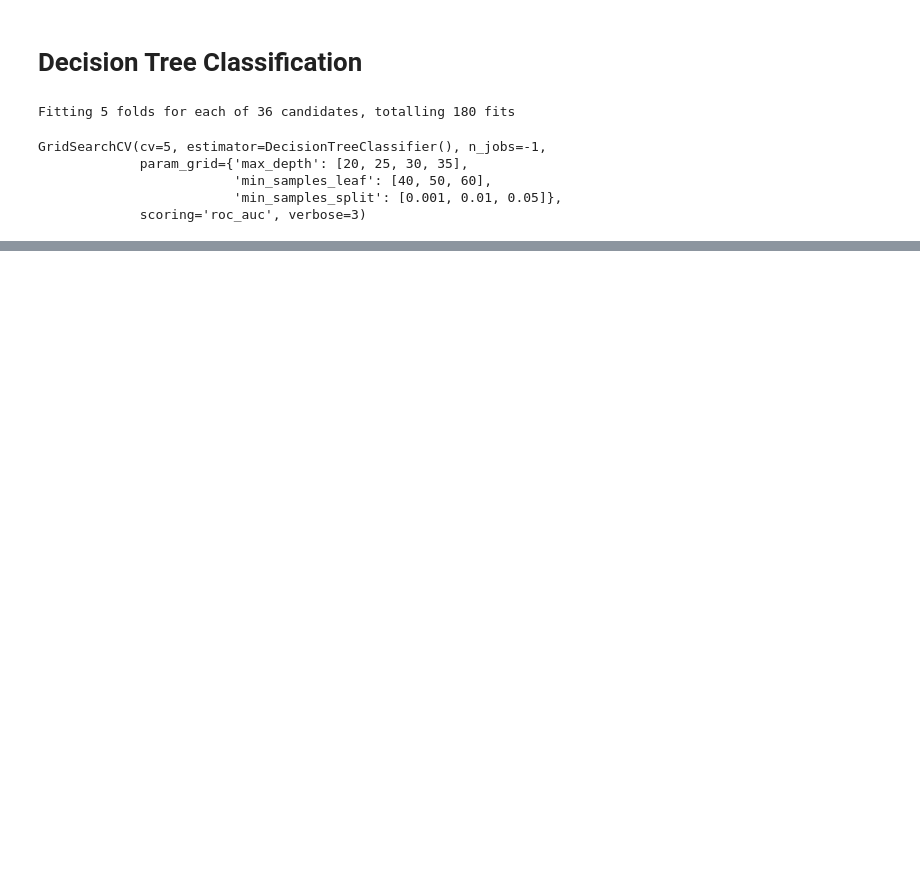
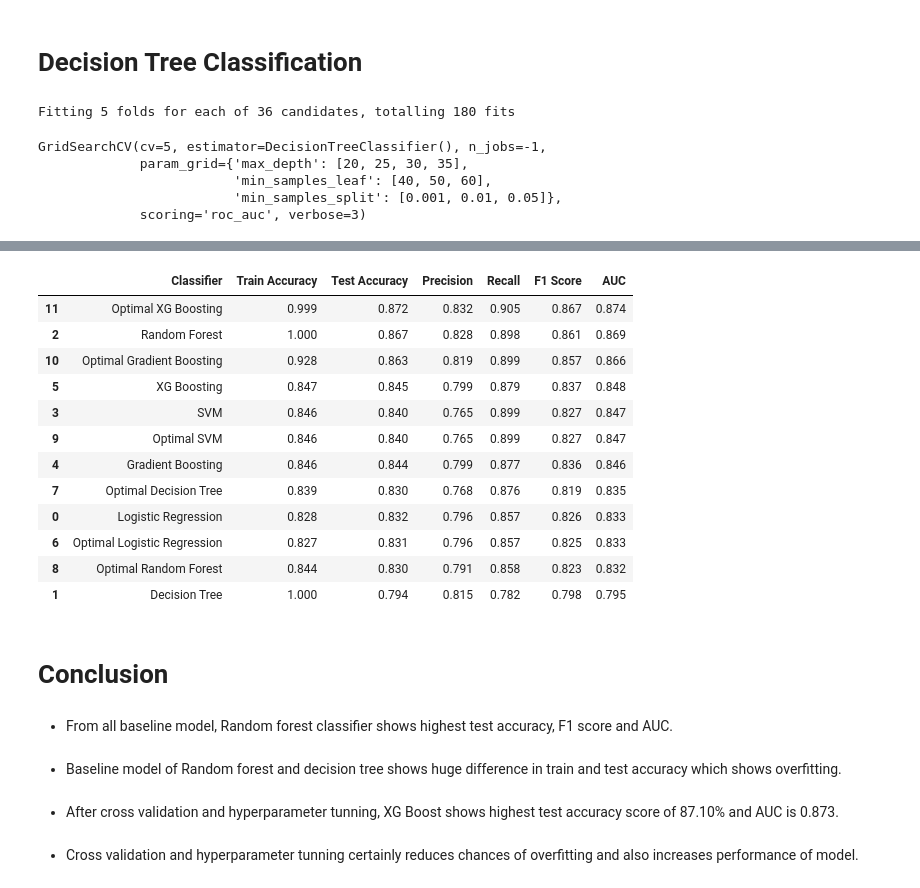
Before and after one commit to ankur727/Credit_card_default_prediction, a Jupyter notebook: Credit_Card_Default_Prediction_Capstone_Project.ipynb, the cells around one changed output, grey strips where cells are left out. Cells and saved outputs as stored; diff of their text form; code cells hidden in the pictures; blank space fills up the shorter version.

```diff
--- a/Credit_Card_Default_Prediction_Capstone_Project.ipynb
+++ b/Credit_Card_Default_Prediction_Capstone_Project.ipynb
@@ -1180,0 +1591,42 @@ array([[4081,  592],
+# %%
+grid_compare_df = pd.DataFrame({'Classifier':grid_classifiers, 'Train Accuracy': grid_train_accuracy, 'Test Accuracy': grid_test_accuracy, 'Precision': grid_precision_score, 'Recall':grid_recall_score, 'F1 Score':grid_f1_score, 'AUC':grid_auc_score })
+# %%
+all_comparision_df = pd.concat([compare_df, grid_compare_df]).reset_index()
+# %%
+all_comparision_df.drop('index', axis=1, inplace=True)
+# %%
+all_comparision_df.sort_values('AUC', axis=0, ascending=False, inplace=True)
+# %%
+all_comparision_df
+# %% [output]
+|  | Classifier | Train Accuracy | Test Accuracy | Precision | Recall | F1 Score | AUC |
+| 11 | Optimal XG Boosting | 0.999 | 0.872 | 0.832 | 0.905 | 0.867 | 0.874 |
+| 2 | Random Forest | 1.000 | 0.867 | 0.828 | 0.898 | 0.861 | 0.869 |
+| 10 | Optimal Gradient Boosting | 0.928 | 0.863 | 0.819 | 0.899 | 0.857 | 0.866 |
+| 5 | XG Boosting | 0.847 | 0.845 | 0.799 | 0.879 | 0.837 | 0.848 |
+| 3 | SVM | 0.846 | 0.840 | 0.765 | 0.899 | 0.827 | 0.847 |
+| 9 | Optimal SVM | 0.846 | 0.840 | 0.765 | 0.899 | 0.827 | 0.847 |
+| 4 | Gradient Boosting | 0.846 | 0.844 | 0.799 | 0.877 | 0.836 | 0.846 |
+| 7 | Optimal Decision Tree | 0.839 | 0.830 | 0.768 | 0.876 | 0.819 | 0.835 |
+| 0 | Logistic Regression | 0.828 | 0.832 | 0.796 | 0.857 | 0.826 | 0.833 |
+| 6 | Optimal Logistic Regression | 0.827 | 0.831 | 0.796 | 0.857 | 0.825 | 0.833 |
+| 8 | Optimal Random Forest | 0.844 | 0.830 | 0.791 | 0.858 | 0.823 | 0.832 |
+| 1 | Decision Tree | 1.000 | 0.794 | 0.815 | 0.782 | 0.798 | 0.795 |
+# %% [markdown]
+# **Conclusion**
+# %% [markdown]
+
+
+*   From all baseline model, Random forest classifier shows highest test accuracy, F1 score and AUC.
+# %% [markdown]
+
+
+*   Baseline model of Random forest and decision tree shows huge difference in train and test accuracy which shows overfitting.
+# %% [markdown]
+
+
+*   After cross validation and hyperparameter tunning, XG Boost shows highest test accuracy score of 87.10% and AUC is 0.873.
+# %% [markdown]
+
+
+*   Cross validation and hyperparameter tunning certainly reduces chances of overfitting and also increases performance of model.
```
Also changed, not shown: parts of 73 cells of this notebook.
